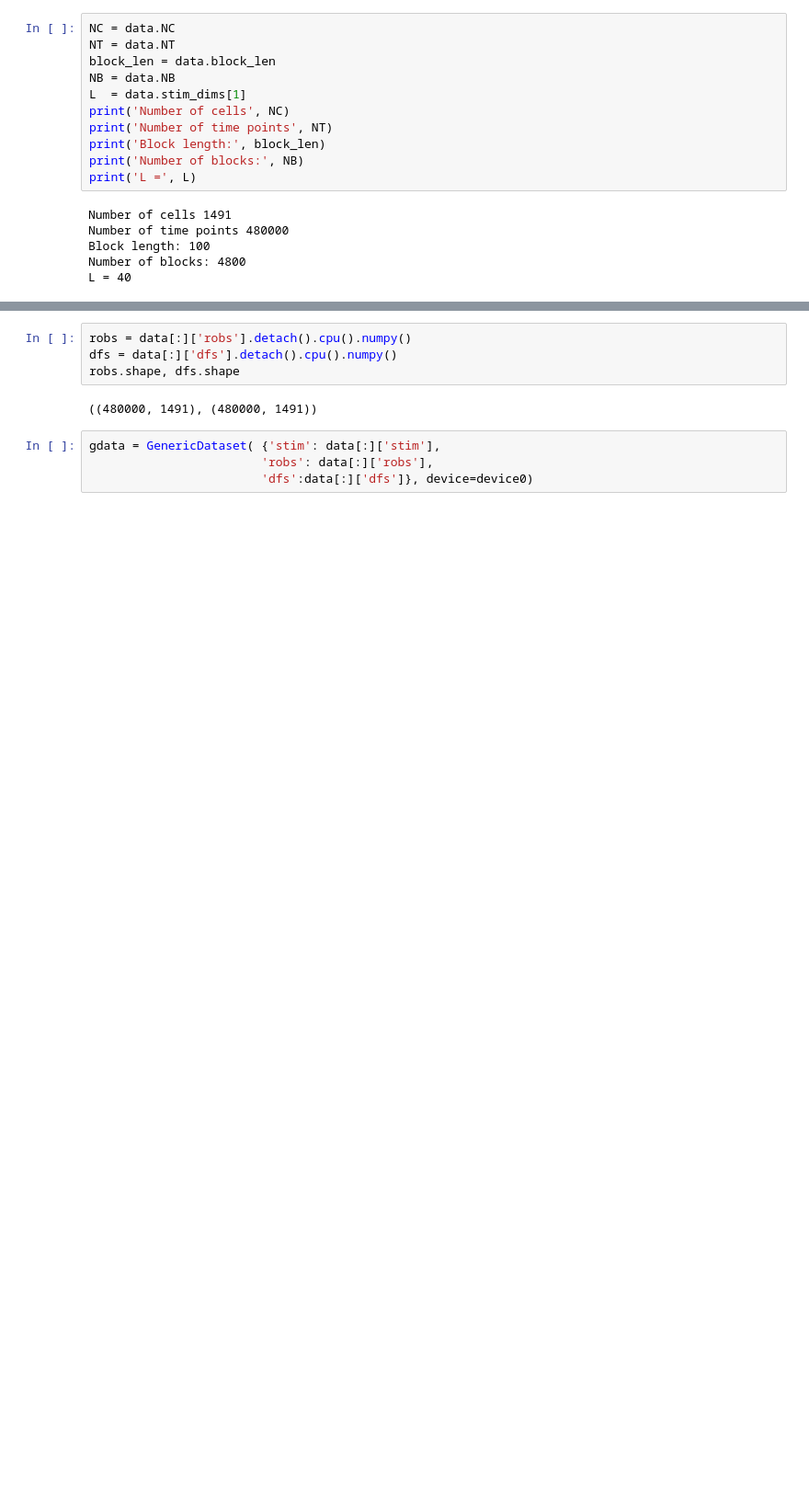
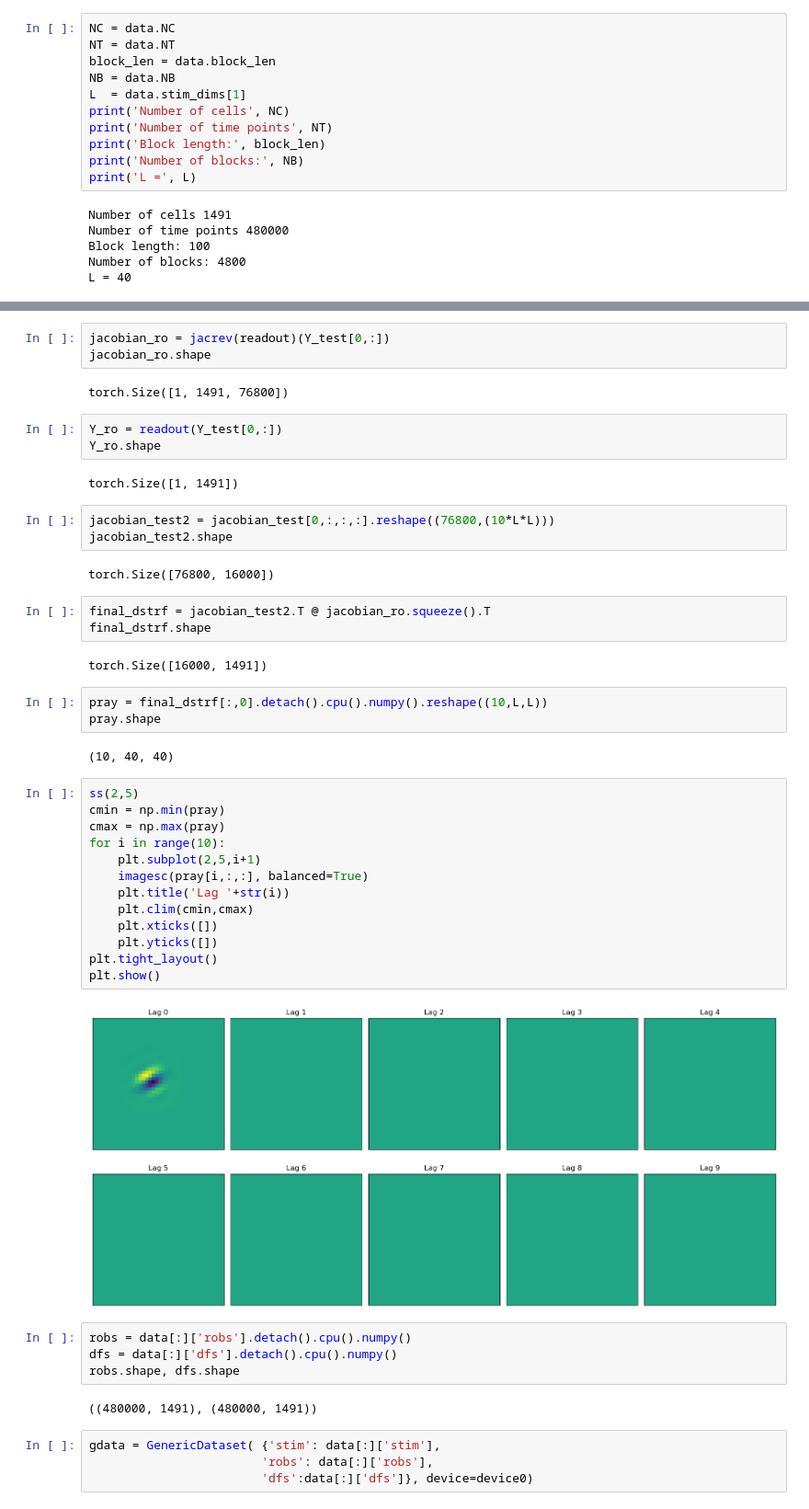
Before and after one commit to IsabelF98/Cloud_SynthData_Proj, a Jupyter notebook: dstrf.ipynb, the cells around one changed output, grey strips where cells are left out. Shown at 92% size. Saved outputs shown, nothing was run; the diff lists cells and outputs as text; blank space fills up the shorter version.

Commit message:
added dstrf stuff

```diff
--- a/dstrf.ipynb
+++ b/dstrf.ipynb
@@ -167,3 +223,43 @@ torch.Size([1, 153600, 1, 153600])
+# %%
+jacobian_ro = jacrev(readout)(Y_test[0,:])
+jacobian_ro.shape
+# %% [output]
+torch.Size([1, 1491, 76800])
+# %%
+Y_ro = readout(Y_test[0,:])
+Y_ro.shape
+# %% [output]
+torch.Size([1, 1491])
+# %%
+jacobian_test2 = jacobian_test[0,:,:,:].reshape((76800,(10*L*L)))
+jacobian_test2.shape
+# %% [output]
+torch.Size([76800, 16000])
+# %%
+final_dstrf = jacobian_test2.T @ jacobian_ro.squeeze().T
+final_dstrf.shape
+# %% [output]
+torch.Size([16000, 1491])
+# %%
+pray = final_dstrf[:,0].detach().cpu().numpy().reshape((10,L,L))
+pray.shape
+# %% [output]
+(10, 40, 40)
+# %%
+ss(2,5)
+cmin = np.min(pray)
+cmax = np.max(pray)
+for i in range(10):
+    plt.subplot(2,5,i+1)
+    imagesc(pray[i,:,:], balanced=True)
+    plt.title('Lag '+str(i))
+    plt.clim(cmin,cmax)
+    plt.xticks([])
+    plt.yticks([])
+plt.tight_layout()
+plt.show()
+# %% [output]
+[figure, added]
 # %%
 robs = data[:]['robs'].detach().cpu().numpy()
 dfs = data[:]['dfs'].detach().cpu().numpy()
```
Also changed, not shown: parts of 33 cells of this notebook.
